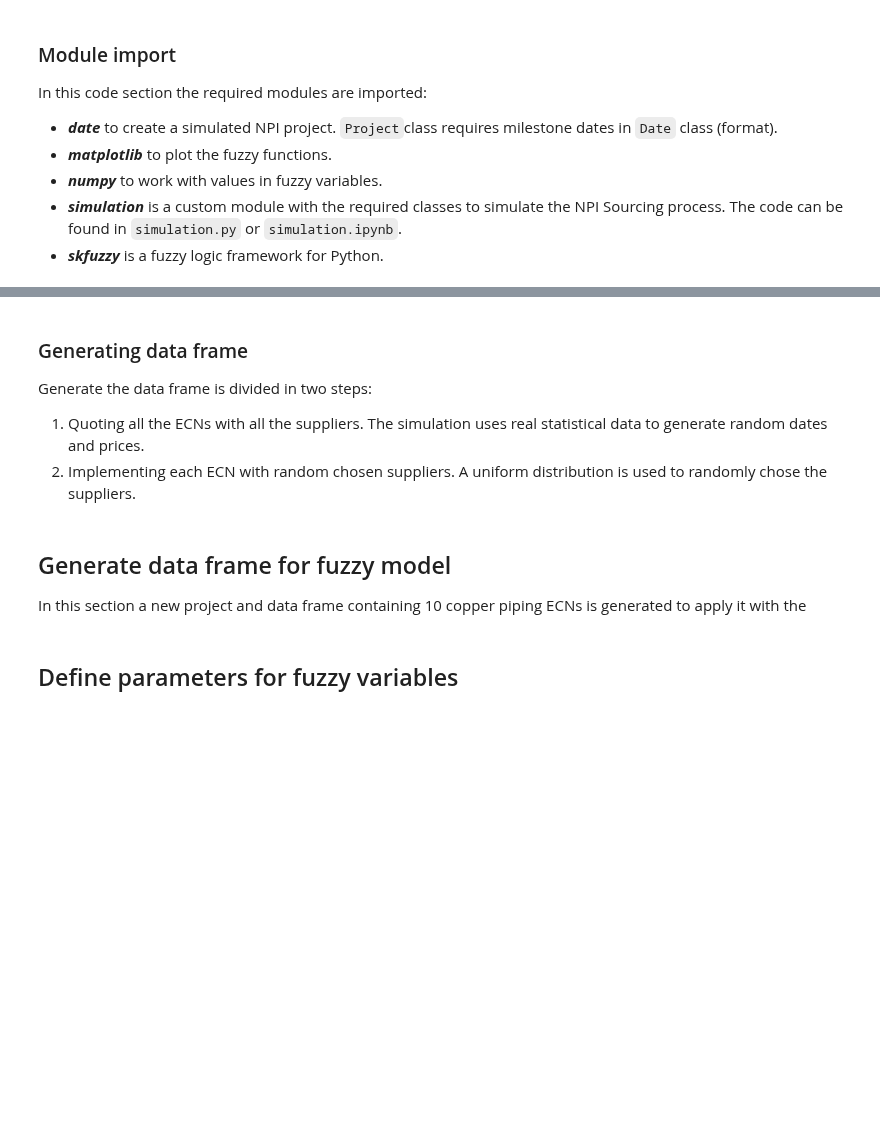
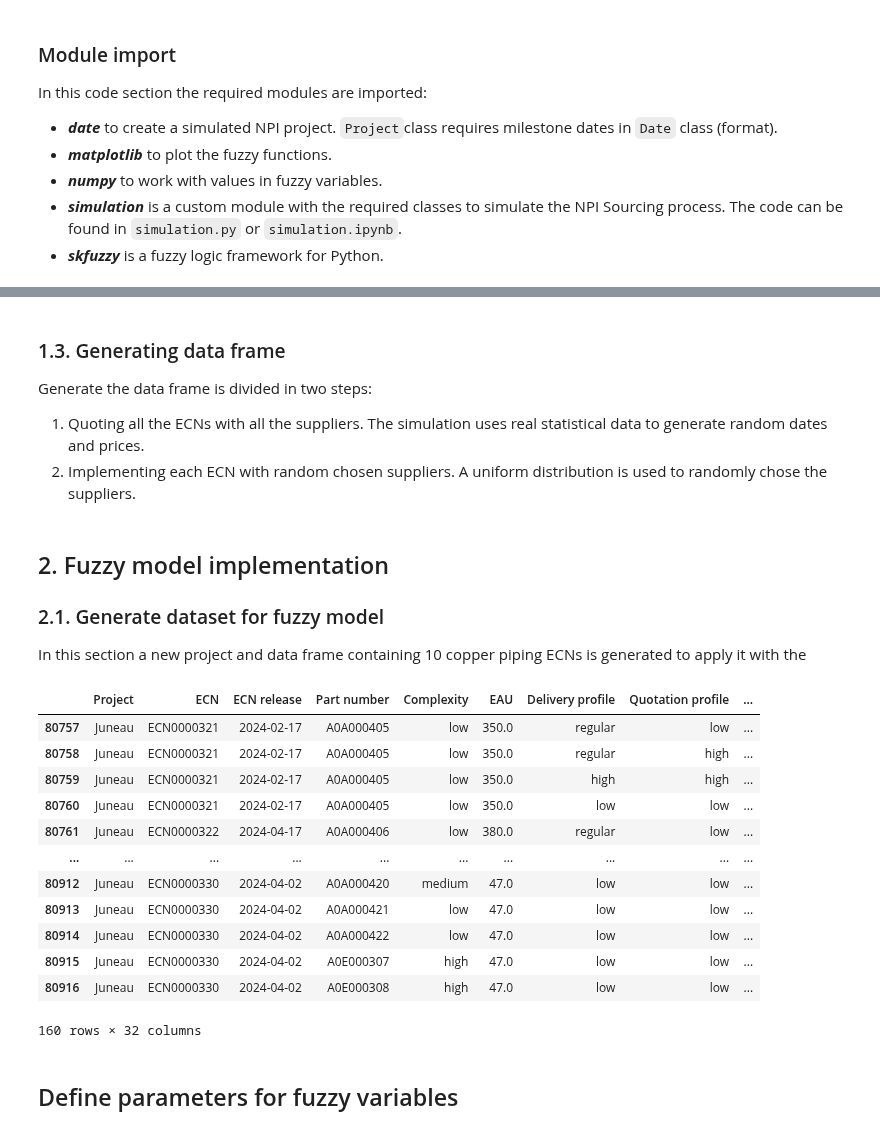
Before and after one commit to rubusarbaro/supplier-selection_fuzzy-logic_thesis, a Jupyter notebook: thesis.ipynb, the cells around one changed output, grey strips where cells are left out. Cells and saved outputs as stored; diff of their text form; code cells hidden in the pictures; blank space fills up the shorter version.

```diff
--- a/thesis.ipynb
+++ b/thesis.ipynb
@@ -83,5 +124,5 @@ env.gen_ecns(pandora, 200)  # Create 200 ECNs for Pandora project.
 # %% [markdown]
-### Generating data frame
+### 1.3. Generating data frame
 Generate the data frame is divided in two steps:
 1. Quoting all the ECNs with all the suppliers. The simulation uses real statistical data to generate random dates and prices.
 2. Implementing each ECN with random chosen suppliers. A uniform distribution is used to randomly chose the suppliers.
@@ -91,5 +132,6 @@ env.gen_initial_item_master_df()
 
 env.item_master # Display all the dataframe, with no filters.
 # %% [markdown]
-## Generate data frame for fuzzy model
+## 2. Fuzzy model implementation
+### 2.1. Generate dataset for fuzzy model
 In this section a new project and data frame containing 10 copper piping ECNs is generated to apply it with the
@@ -106,14 +138,36 @@ env.gen_ecns(juneau, 10)
 # %%
+juneau = simulation.Project(
+    name="Juneau",
+    df_date=date(2024,4,9),
+    mcs_date=date(2024,6,17),
+    pilot_date=date(2024,8,1),
+    sop_date=date(2024,11,25)
+)
+
+env.gen_ecns(juneau, 10)
+
 for supplier in env.suppliers:
     if supplier.id not in current_Supplier_ids:
         env.deactivate_supplier(supplier)
-
-env.activate_supplier(estrella)
 
 for ecn in juneau.ecns:
     env.quote_ecn_all_suppliers(ecn)
 
 env.item_master[env.item_master["Project"] == "Juneau"]
+# %% [output]
+|  | Project | ECN | ECN release | Part number | Complexity | EAU | Delivery profile | Quotation profile | ... |
+| 80757 | Juneau | ECN0000321 | 2024-02-17 | A0A000405 | low | 350.0 | regular | low | ... |
+| 80758 | Juneau | ECN0000321 | 2024-02-17 | A0A000405 | low | 350.0 | regular | high | ... |
+| 80759 | Juneau | ECN0000321 | 2024-02-17 | A0A000405 | low | 350.0 | high | high | ... |
+| 80760 | Juneau | ECN0000321 | 2024-02-17 | A0A000405 | low | 350.0 | low | low | ... |
+| 80761 | Juneau | ECN0000322 | 2024-04-17 | A0A000406 | low | 380.0 | regular | low | ... |
+| ... | ... | ... | ... | ... | ... | ... | ... | ... | ... |
+| 80912 | Juneau | ECN0000330 | 2024-04-02 | A0A000420 | medium | 47.0 | low | low | ... |
+| 80913 | Juneau | ECN0000330 | 2024-04-02 | A0A000421 | low | 47.0 | low | low | ... |
+| 80914 | Juneau | ECN0000330 | 2024-04-02 | A0A000422 | low | 47.0 | low | low | ... |
+| 80915 | Juneau | ECN0000330 | 2024-04-02 | A0E000307 | high | 47.0 | low | low | ... |
+| 80916 | Juneau | ECN0000330 | 2024-04-02 | A0E000308 | high | 47.0 | low | low | ... |
+160 rows × 32 columns
 # %% [markdown]
 ## Define parameters for fuzzy variables
 # %%
```
Also changed, not shown: parts of 20 cells of this notebook, 1 other file.
